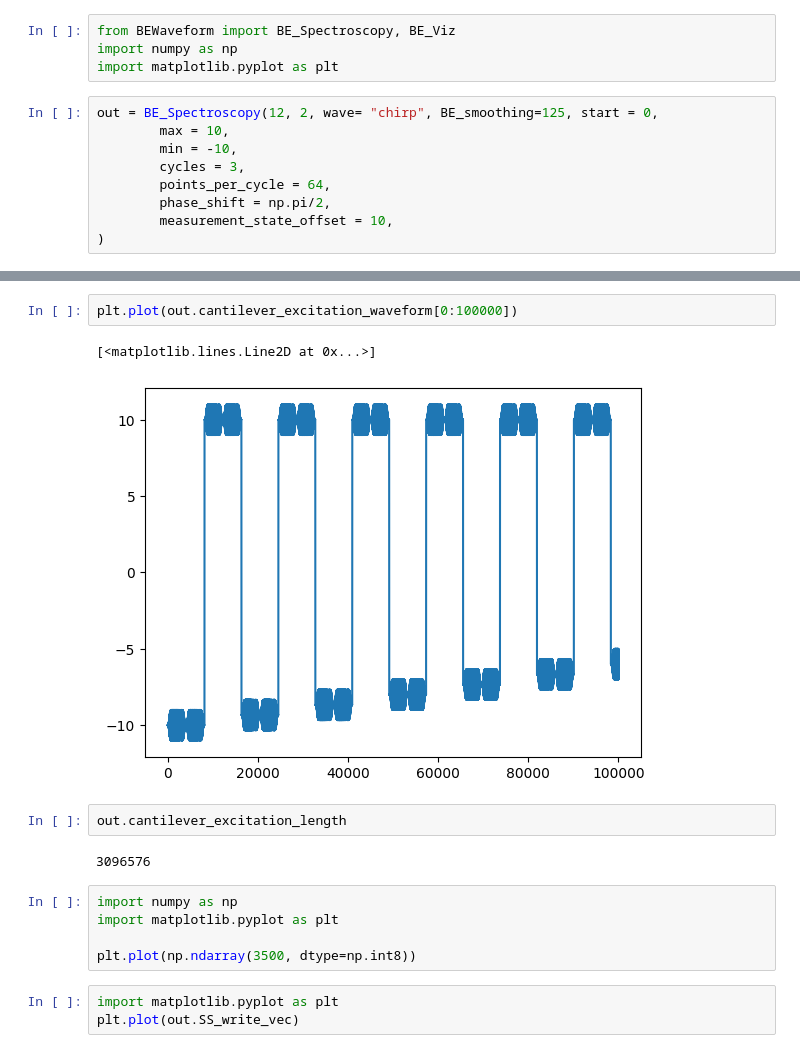
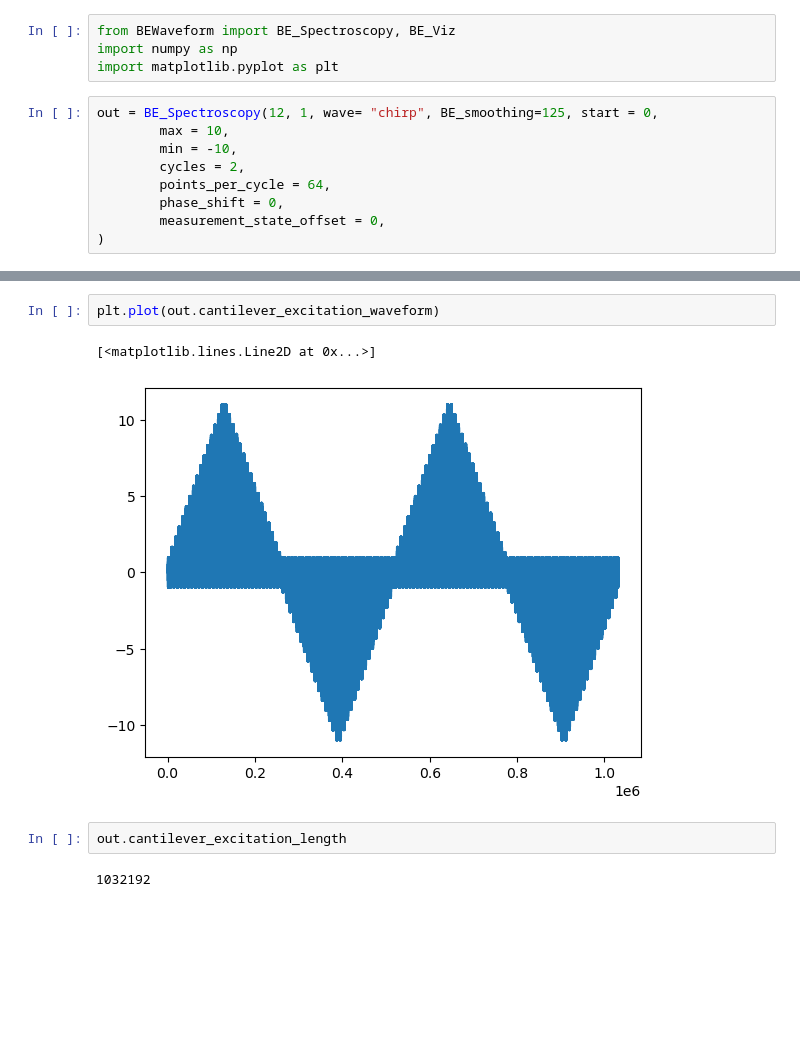
Before and after one commit to m3-learning/BandExcitation, a Jupyter notebook: ss.ipynb, the cells around one changed output, grey strips where cells are left out. Saved outputs shown, nothing was run; the diff lists cells and outputs as text; blank space fills up the shorter version.

```diff
--- a/ss.ipynb
+++ b/ss.ipynb
@@ -3,12 +3,12 @@ from BEWaveform import BE_Spectroscopy, BE_Viz
 import numpy as np
 import matplotlib.pyplot as plt
 # %%
-out = BE_Spectroscopy(12, 2, wave= "chirp", BE_smoothing=125, start = 0,
+out = BE_Spectroscopy(12, 1, wave= "chirp", BE_smoothing=125, start = 0,
         max = 10,
         min = -10,
-        cycles = 3,
+        cycles = 2,
         points_per_cycle = 64,
-        phase_shift = np.pi/2,
-        measurement_state_offset = 10,
+        phase_shift = 0,
+        measurement_state_offset = 0,
 )
 # %% [output]
@@ -30,17 +33,9 @@ plt.plot(out.DC_wave, "o")
 # %%
-plt.plot(out.cantilever_excitation_waveform[0:100000])
+plt.plot(out.cantilever_excitation_waveform)
 # %% [output]
 [<matplotlib.lines.Line2D at 0x...>]
-[figure, old version]
+[figure, new version]
 # %%
 out.cantilever_excitation_length
 # %% [output]
-3096576
+1032192
-# %%
-import numpy as np
-import matplotlib.pyplot as plt
-
-plt.plot(np.ndarray(3500, dtype=np.int8))
-# %%
-import matplotlib.pyplot as plt
-plt.plot(out.SS_write_vec)
```
Also changed, not shown: parts of 11 cells of this notebook, 4 other files.
